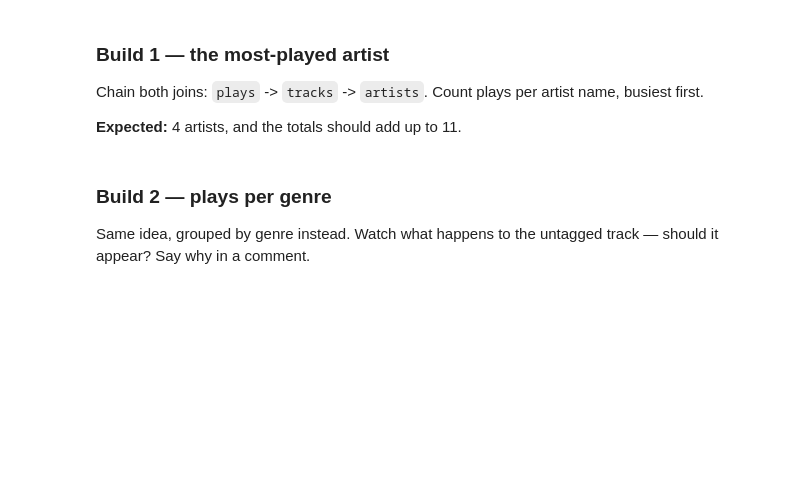
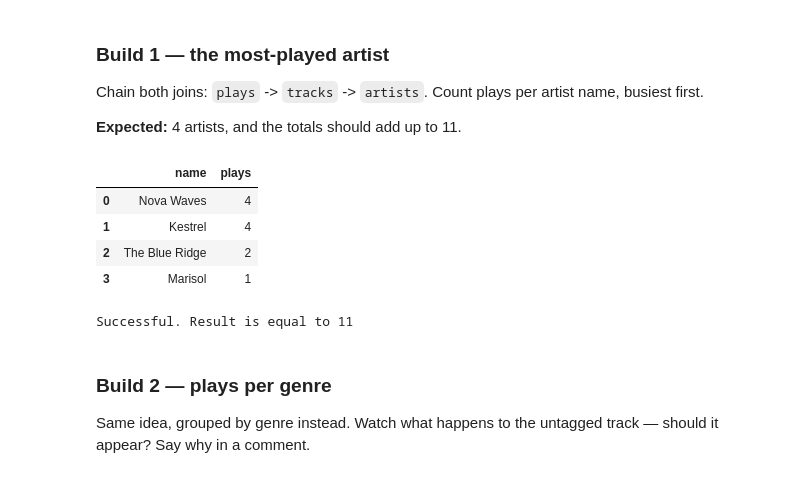
Before and after one commit to oliviadellaglio/ds2002-fa26, a Jupyter notebook: 2026_09_09_—_SQLite_Joins_and_Grouping_—_Studio.ipynb, the cells around one changed output. Saved outputs shown, nothing was run; the diff lists cells and outputs as text; code cells hidden in the pictures; blank space fills up the shorter version.

```diff
--- a/2026_09_09_—_SQLite_Joins_and_Grouping_—_Studio.ipynb
+++ b/2026_09_09_—_SQLite_Joins_and_Grouping_—_Studio.ipynb
@@ -223,7 +249,15 @@ Chain both joins: `plays` -> `tracks` -> `artists`. Count plays per artist name,
 # %%
 # TODO: SELECT a.name, COUNT(*) AS plays
 #       FROM plays p JOIN tracks t ON ... JOIN artists a ON ...
 #       GROUP BY a.name ORDER BY plays DESC
-q('''
-
+q('''SELECT a.name, COUNT(*) AS plays FROM plays p JOIN tracks t ON p.track_id = t.track_id
+JOIN artists a on t.artist_id = a.artist_id
+GROUP BY a.name
+ORDER BY plays DESC
 ''')
+# %% [output]
+|  | name | plays |
+| 0 | Nova Waves | 4 |
+| 1 | Kestrel | 4 |
+| 2 | The Blue Ridge | 2 |
+| 3 | Marisol | 1 |
@@ -233,3 +264,21 @@ q('''
+# %%
+# Validate: does your result account for all 11 plays?
+# TODO: sum the plays column of your result and compare to 11
+
+result = q('''SELECT a.name, COUNT(*) AS plays FROM plays p JOIN tracks t ON p.track_id = t.track_id
+JOIN artists a on t.artist_id = a.artist_id
+GROUP BY a.name
+ORDER BY plays DESC
+''')
+total = result["plays"].sum()
+final = total
+
+if(total == 11):
+  print("Successful. Result is equal to 11")
+else:
+  print("Sorry, result does not equal 11")
+# %% [output]
+Successful. Result is equal to 11
 # %% [markdown]
 ### Build 2 — plays per genre
 
```
Also changed, not shown: parts of 14 cells of this notebook.
